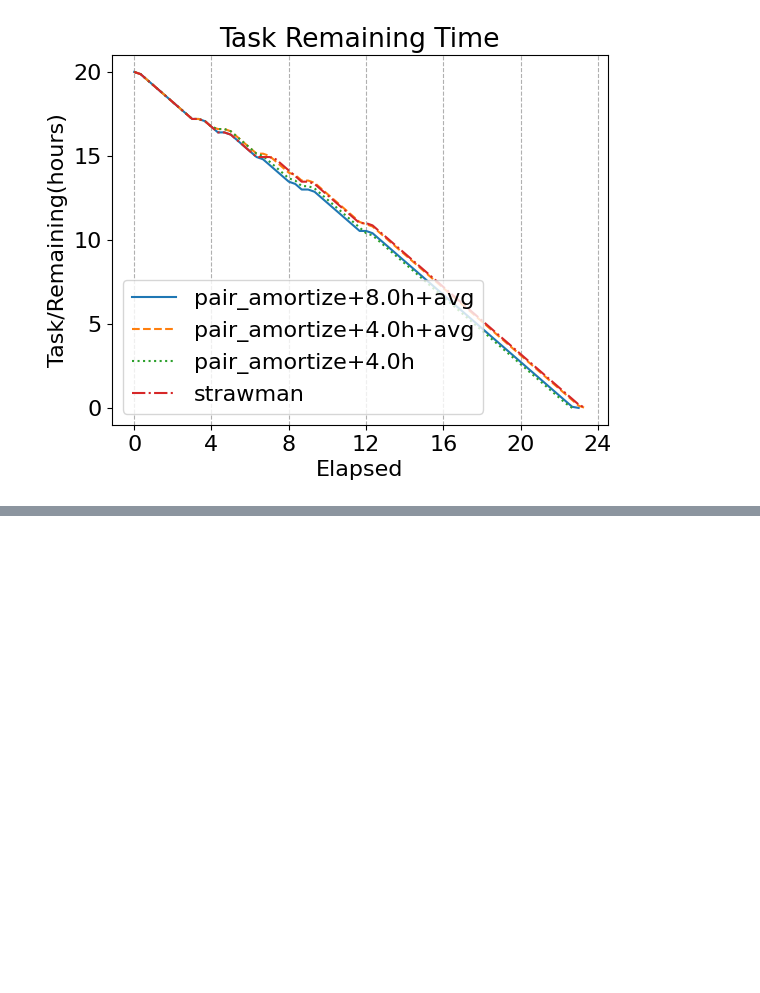
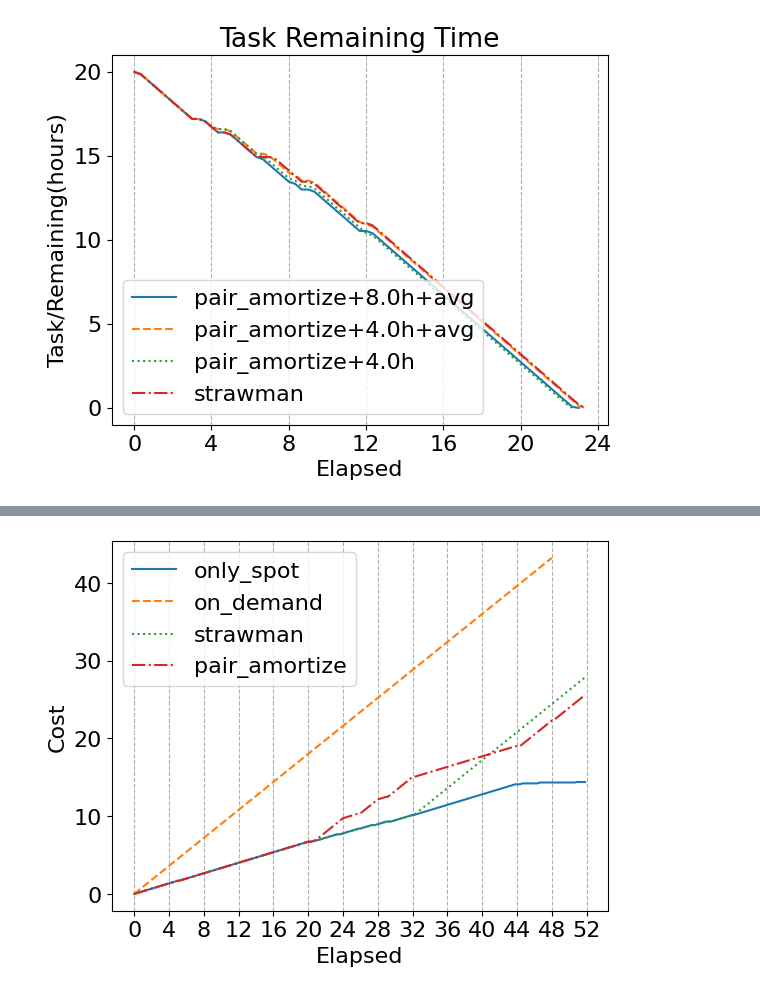
Before and after one commit to Michaelvll/skypilot-spot-strategy, a Jupyter notebook: scripts/plot.ipynb, the cells around one changed output, grey strips where cells are left out. Cells and saved outputs as stored; diff of their text form; code cells hidden in the pictures; blank space fills up the shorter version.

```diff
--- a/scripts/plot.ipynb
+++ b/scripts/plot.ipynb
@@ -198,0 +266,6 @@ ax[0].grid(True, which='major', axis='x', linestyle='--')
+# %%
+fig, ax = plot_y(run_dfs, y_name='Cost', is_step_plot=False, show_detailed_config=False)
+ax[0].set_xticks(list(range(0, 53, 4)))
+ax[0].grid(True, which='major', axis='x', linestyle='--')
+# %% [output]
+[figure, added]
```
Also changed, not shown: parts of 10 cells of this notebook, 5 other files.
